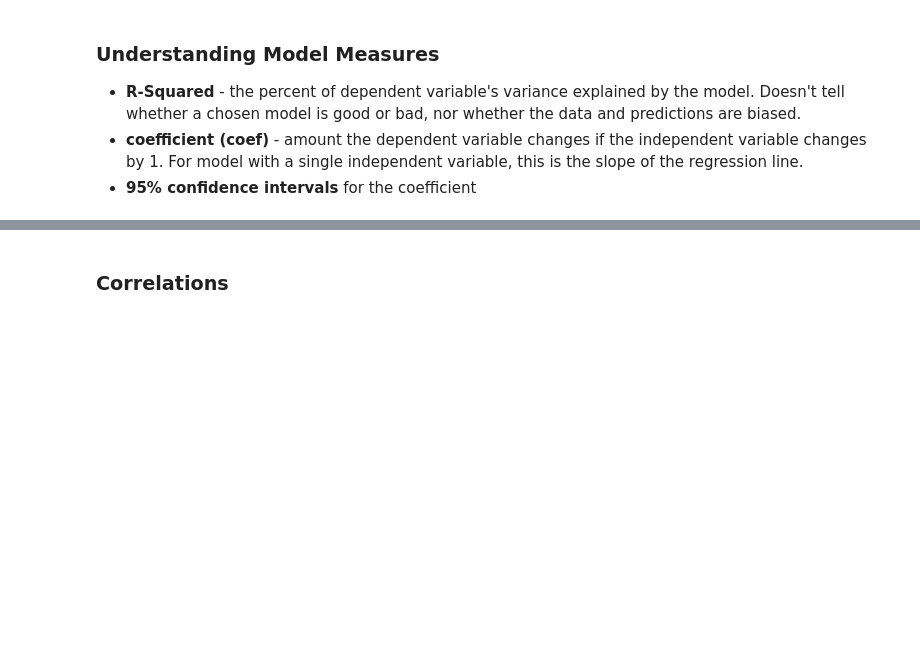
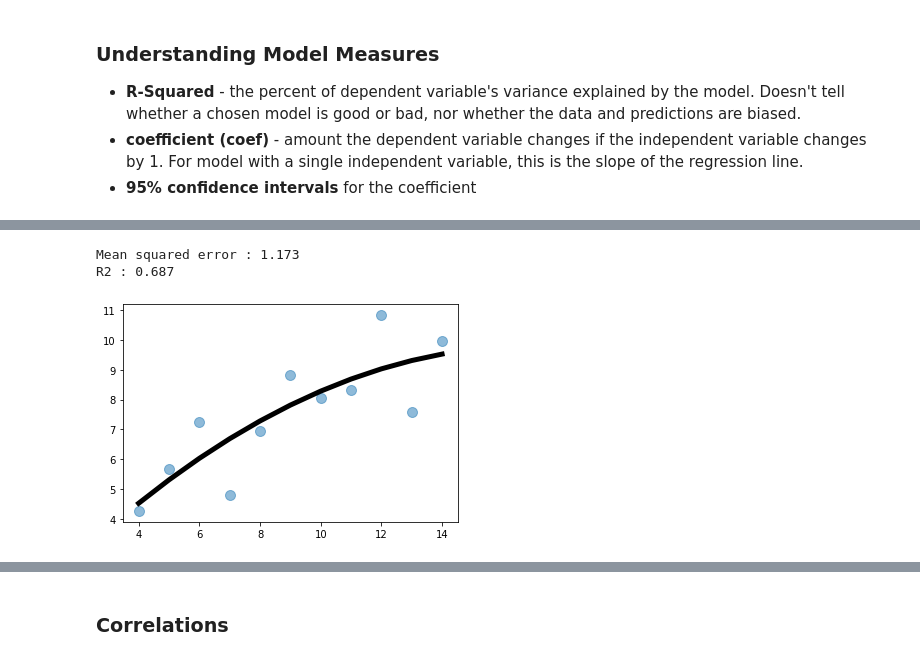
Before and after one commit to brendenwest/ad450, a Jupyter notebook: 7_ml_regression.ipynb, the cells around one changed output, grey strips where cells are left out. Drawn from its saved outputs; the diff is of its cells as text; code cells hidden in the pictures; blank space fills up the shorter version.

```diff
--- a/7_ml_regression.ipynb
+++ b/7_ml_regression.ipynb
@@ -75,0 +159,6 @@ RMSE performs very well and is generally preferred, but is sensitive to outliers
+# %%
+plot_function_and_fit(anscombe["x1"], anscombe["y1"], 2)
+# %% [output]
+Mean squared error : 1.173
+R2 : 0.687
+[figure, added]
```
Also changed, not shown: parts of 18 cells of this notebook.
